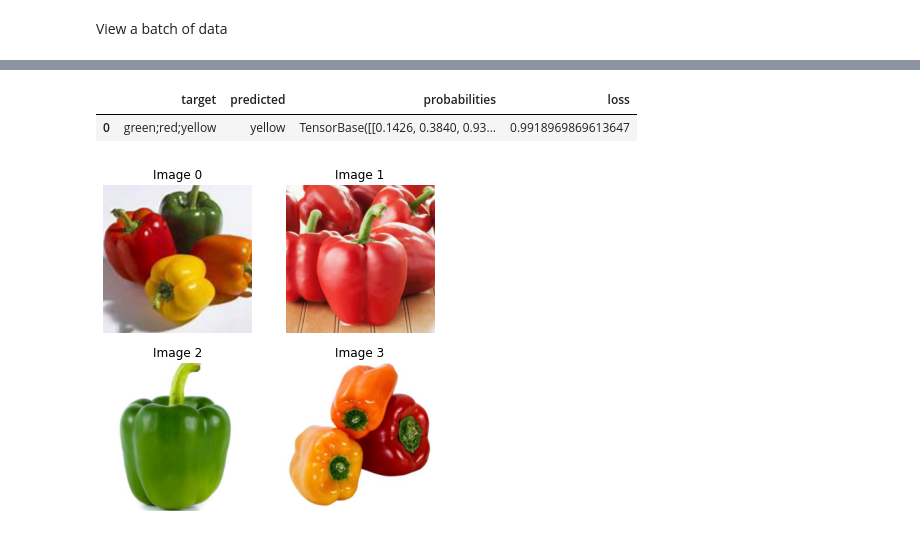
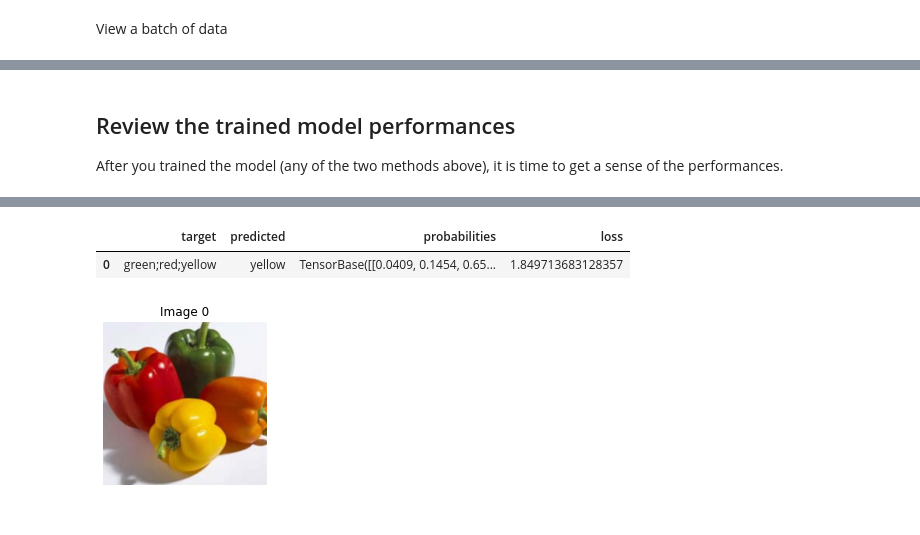
Before and after one commit to unpackAI/unpackai, a Jupyter notebook: examples/multilable_classification.ipynb, the cells around one changed output, grey strips where cells are left out. Cells and saved outputs as stored; diff of their text form; code cells hidden in the pictures.

Commit message:
Modify text, correct widget and add multi image prediction

```diff
--- a/examples/multilable_classification.ipynb
+++ b/examples/multilable_classification.ipynb
@@ -208,0 +232,3 @@ learn.show_results()
+# %%
+path_to_imgs = '/content/gdrive/MyDrive/Datasets/peppers'
+path_to_csv = "/content/progress.csv"
@@ -208,0 +239,2 @@ learn.show_results()
+# %%
+get_y = MultiClassImageLabeler.gety_from_csv(path_to_csv)
@@ -208,0 +243,12 @@ learn.show_results()
+# %%
+dblock = DataBlock(
+    blocks=(ImageBlock, MultiCategoryBlock),
+    get_items=get_image_files,
+    splitter=RandomSplitter(valid_pct=0.2, seed=42),
+    get_y=get_y,
+    item_tfms=Resize(128))
+
+dblock = dblock.new(
+    item_tfms=RandomResizedCrop(224, min_scale=0.5),
+    batch_tfms=aug_transforms())
+dls = dblock.dataloaders(path, bs=6)
@@ -208,0 +263,2 @@ learn.show_results()
+# %%
+learn = cnn_learner(dls, resnet18, metrics=accuracy_multi)
@@ -209,10 +288,14 @@ learn.show_results()
+# %% [markdown]
+## Review the trained model performances
+
+After you trained the model (any of the two methods above), it is time to get a sense of the performances.
 # %%
 interp = ClassificationInterpretation.from_learner(learn)
 # %% [output]
 [interactive output not drawn]
 # %%
-interp.plot_top_losses(4)
+interp.plot_top_losses(k=1)
 # %% [output]
 |  | target | predicted | probabilities | loss |
-| 0 | green;red;yellow | yellow | TensorBase([[0.1426, 0.3840, 0.93... | 0.9918969869613647 |
+| 0 | green;red;yellow | yellow | TensorBase([[0.0409, 0.1454, 0.65... | 1.849713683128357 |
-[figure, old version]
+[figure, new version]
```
Also changed, not shown: parts of 53 cells of this notebook.
